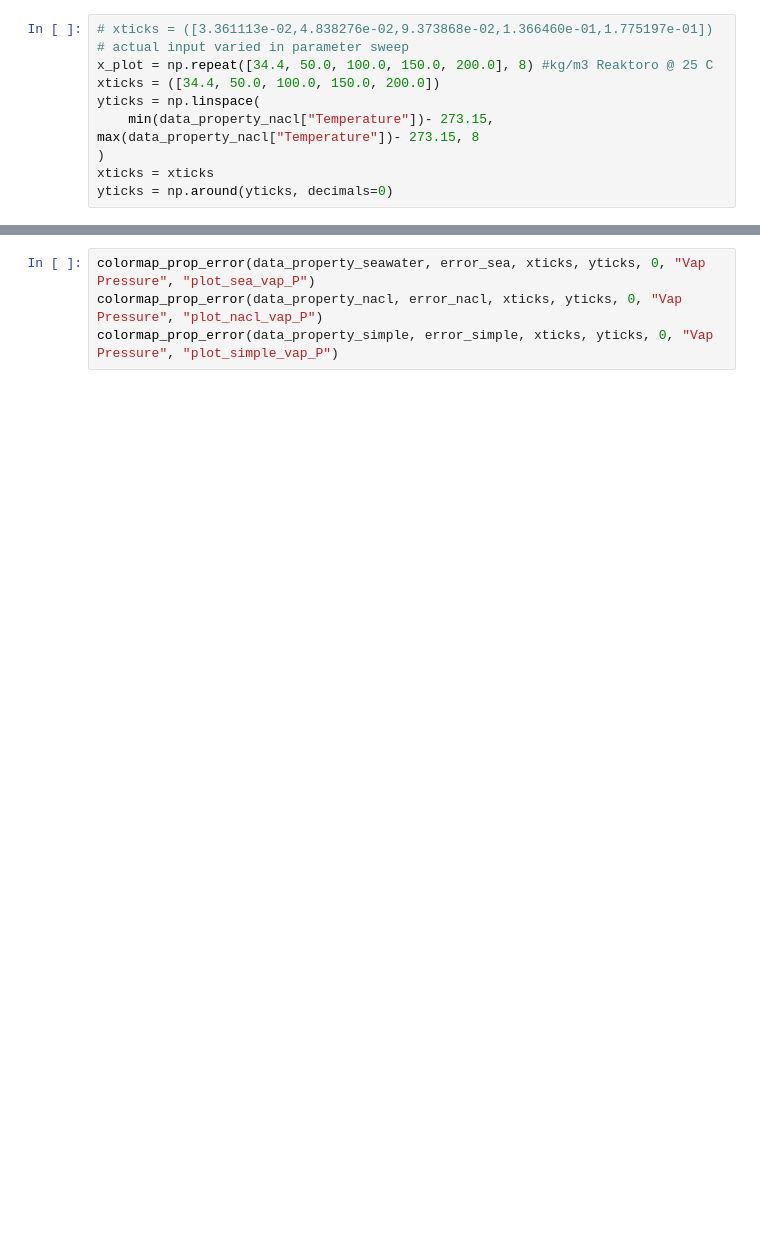
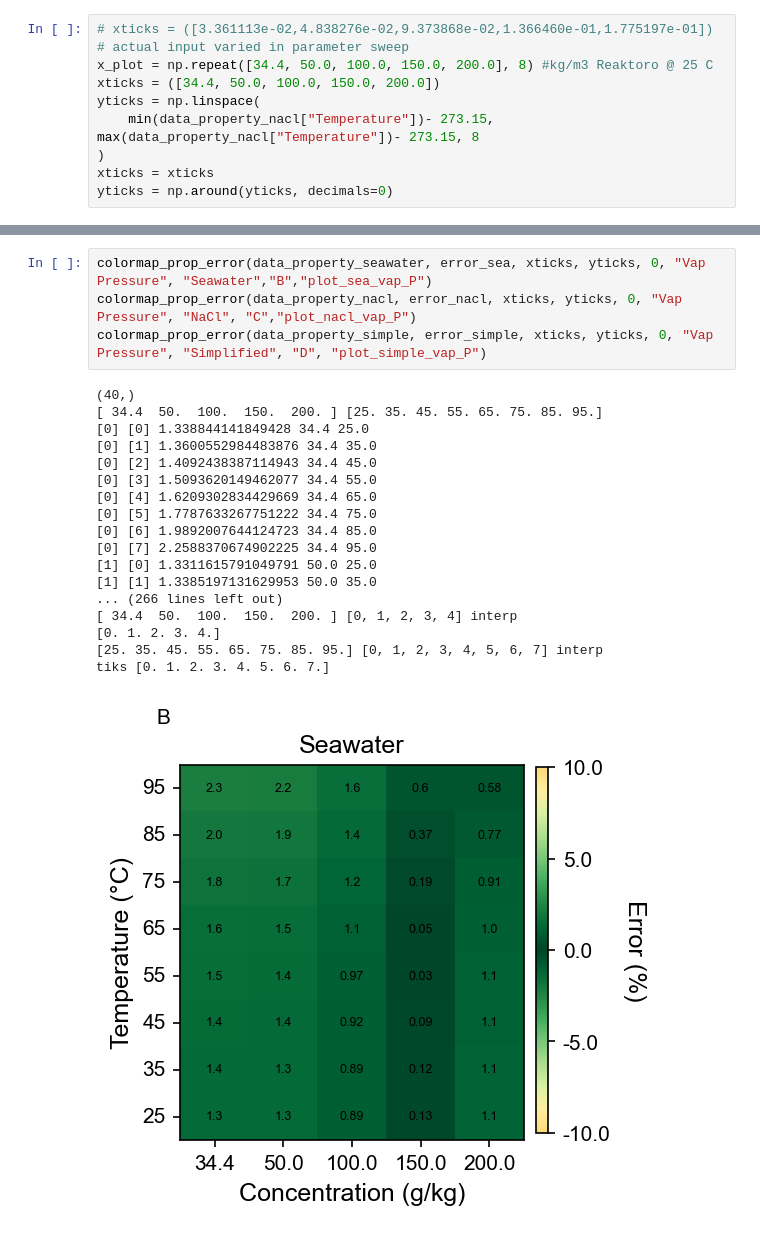
Before and after one commit to savannahsakhai/watertap, a Jupyter notebook: watertap/flowsheets/property_analysis/prop_plots/property_colormaps.ipynb, the cells around one changed output, grey strips where cells are left out. Drawn from its saved outputs; the diff is of its cells as text; blank space fills up the shorter version.

```diff
--- a/watertap/flowsheets/property_analysis/prop_plots/property_colormaps.ipynb
+++ b/watertap/flowsheets/property_analysis/prop_plots/property_colormaps.ipynb
@@ -218,4 +387,23 @@ colormap_prop_error(data_property_simple, error_simple, xticks, yticks, 1, "Dens
 # %%
-colormap_prop_error(data_property_seawater, error_sea, xticks, yticks, 0, "Vap Pressure", "plot_sea_vap_P")
-colormap_prop_error(data_property_nacl, error_nacl, xticks, yticks, 0, "Vap Pressure", "plot_nacl_vap_P")
-colormap_prop_error(data_property_simple, error_simple, xticks, yticks, 0, "Vap Pressure", "plot_simple_vap_P")
+colormap_prop_error(data_property_seawater, error_sea, xticks, yticks, 0, "Vap Pressure", "Seawater","B","plot_sea_vap_P")
+colormap_prop_error(data_property_nacl, error_nacl, xticks, yticks, 0, "Vap Pressure", "NaCl", "C","plot_nacl_vap_P")
+colormap_prop_error(data_property_simple, error_simple, xticks, yticks, 0, "Vap Pressure", "Simplified", "D", "plot_simple_vap_P")
+# %% [output]
+(40,)
+[ 34.4  50.  100.  150.  200. ] [25. 35. 45. 55. 65. 75. 85. 95.]
+[0] [0] 1.338844141849428 34.4 25.0
+[0] [1] 1.3600552984483876 34.4 35.0
+[0] [2] 1.4092438387114943 34.4 45.0
+[0] [3] 1.5093620149462077 34.4 55.0
+[0] [4] 1.6209302834429669 34.4 65.0
+[0] [5] 1.7787633267751222 34.4 75.0
+[0] [6] 1.9892007644124723 34.4 85.0
+[0] [7] 2.2588370674902225 34.4 95.0
+[1] [0] 1.3311615791049791 50.0 25.0
+[1] [1] 1.3385197131629953 50.0 35.0
+... (266 lines left out)
+[ 34.4  50.  100.  150.  200. ] [0, 1, 2, 3, 4] interp
+[0. 1. 2. 3. 4.]
+[25. 35. 45. 55. 65. 75. 85. 95.] [0, 1, 2, 3, 4, 5, 6, 7] interp
+tiks [0. 1. 2. 3. 4. 5. 6. 7.]
+[figure, added]
```
Also changed, not shown: parts of 12 cells of this notebook, 40 other files.
